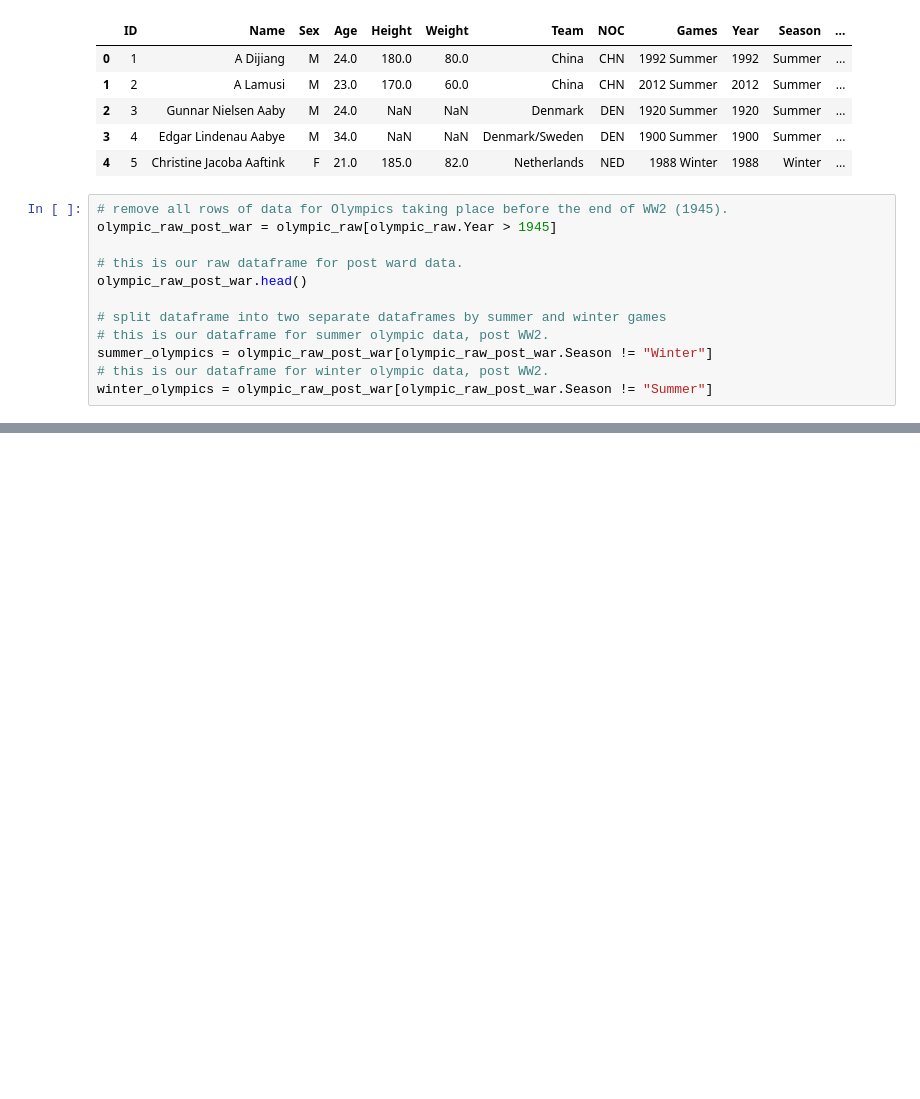
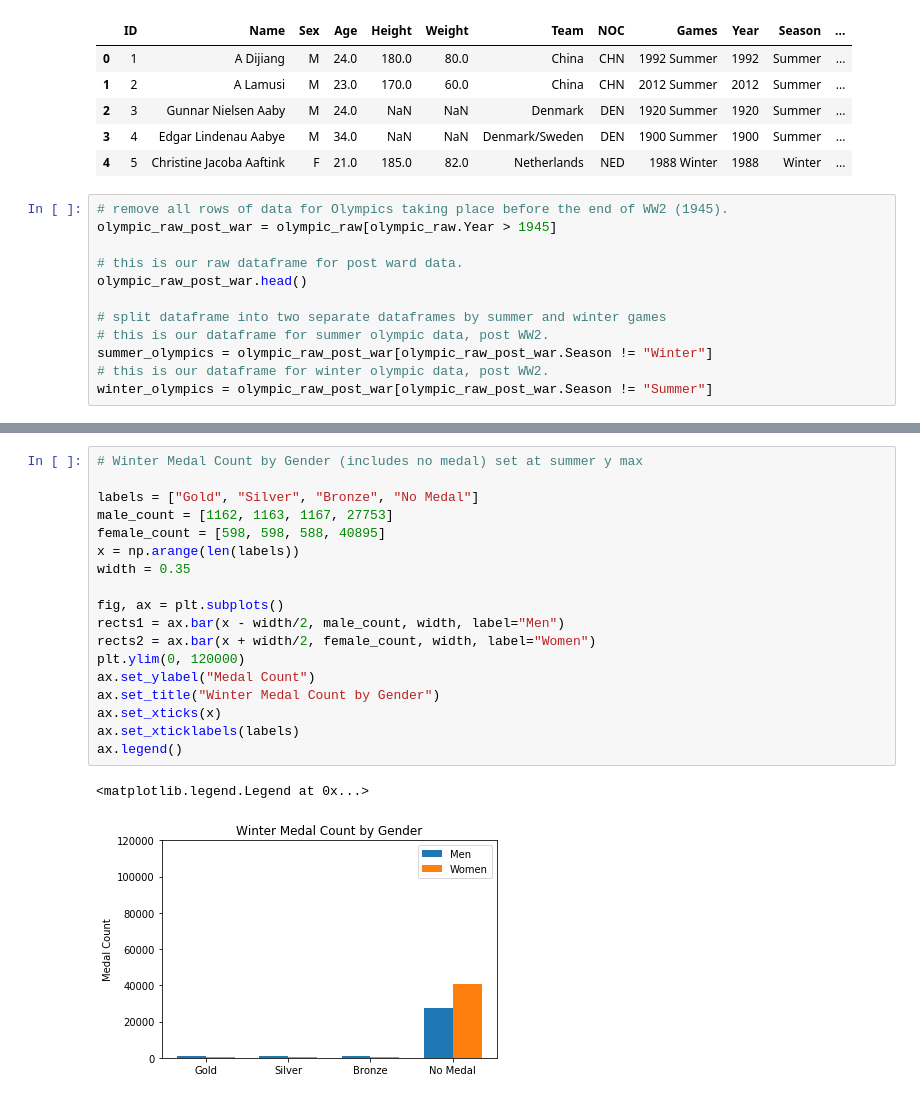
Before and after one commit to tysorensen/project1-group1, a Jupyter notebook: olympic_data.ipynb, the cells around one changed output, grey strips where cells are left out. Saved outputs shown, nothing was run; the diff lists cells and outputs as text; blank space fills up the shorter version.

```diff
--- a/olympic_data.ipynb
+++ b/olympic_data.ipynb
@@ -34,0 +169,21 @@ winter_olympics = olympic_raw_post_war[olympic_raw_post_war.Season != "Summer"]
+# %%
+# Winter Medal Count by Gender (includes no medal) set at summer y max
+
+labels = ["Gold", "Silver", "Bronze", "No Medal"]
+male_count = [1162, 1163, 1167, 27753]
+female_count = [598, 598, 588, 40895]
+x = np.arange(len(labels))
+width = 0.35
+
+fig, ax = plt.subplots()
+rects1 = ax.bar(x - width/2, male_count, width, label="Men")
+rects2 = ax.bar(x + width/2, female_count, width, label="Women")
+plt.ylim(0, 120000)
+ax.set_ylabel("Medal Count")
+ax.set_title("Winter Medal Count by Gender")
+ax.set_xticks(x)
+ax.set_xticklabels(labels)
+ax.legend()
+# %% [output]
+<matplotlib.legend.Legend at 0x...>
+[figure, added]
```
Also changed, not shown: parts of 26 cells of this notebook.
